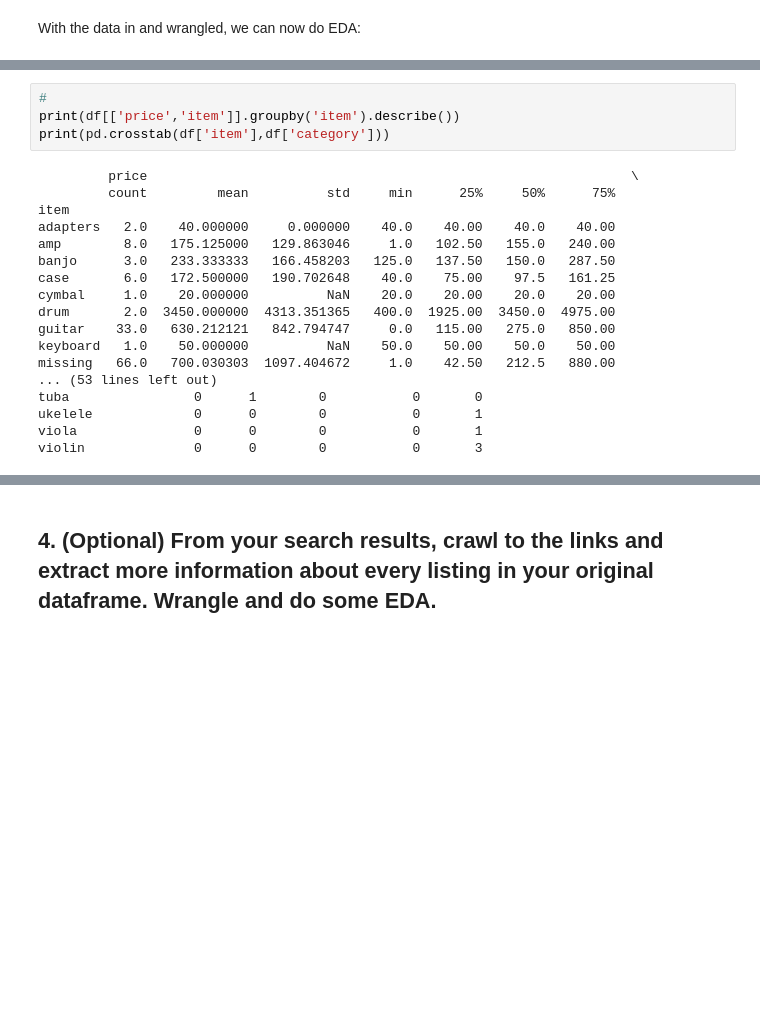
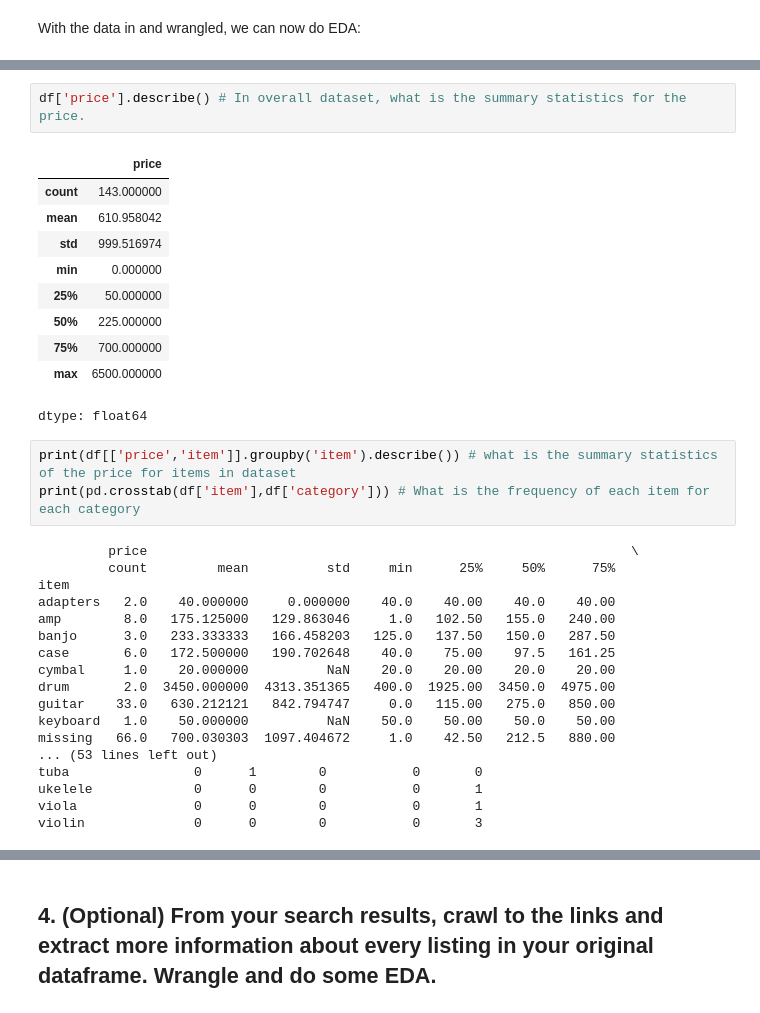
Before and after one commit to DS3001/labs, a Jupyter notebook: lab_notebook.ipynb, the cells around one changed output, grey strips where cells are left out. Saved outputs shown, nothing was run; the diff lists cells and outputs as text; blank space fills up the shorter version.

```diff
--- a/lab_notebook.ipynb
+++ b/lab_notebook.ipynb
@@ -207,9 +210,21 @@ missing      5900.0
 percussion   6500.0
 string       3299.0
+# %%
+df['price'].describe() # In overall dataset, what is the summary statistics for the price.
+# %% [output]
+|  | price |
+| count | 143.000000 |
+| mean | 610.958042 |
+| std | 999.516974 |
+| min | 0.000000 |
+| 25% | 50.000000 |
+| 50% | 225.000000 |
+| 75% | 700.000000 |
+| max | 6500.000000 |
+dtype: float64
 # %%
-#
-print(df[['price','item']].groupby('item').describe())
-print(pd.crosstab(df['item'],df['category']))
+print(df[['price','item']].groupby('item').describe()) # what is the summary statistics of the price for items in dataset
+print(pd.crosstab(df['item'],df['category'])) # What is the frequency of each item for each category
 # %% [output]
          price                                                              \
          count         mean          std     min      25%     50%      75%
```
Also changed, not shown: parts of 12 cells of this notebook.
